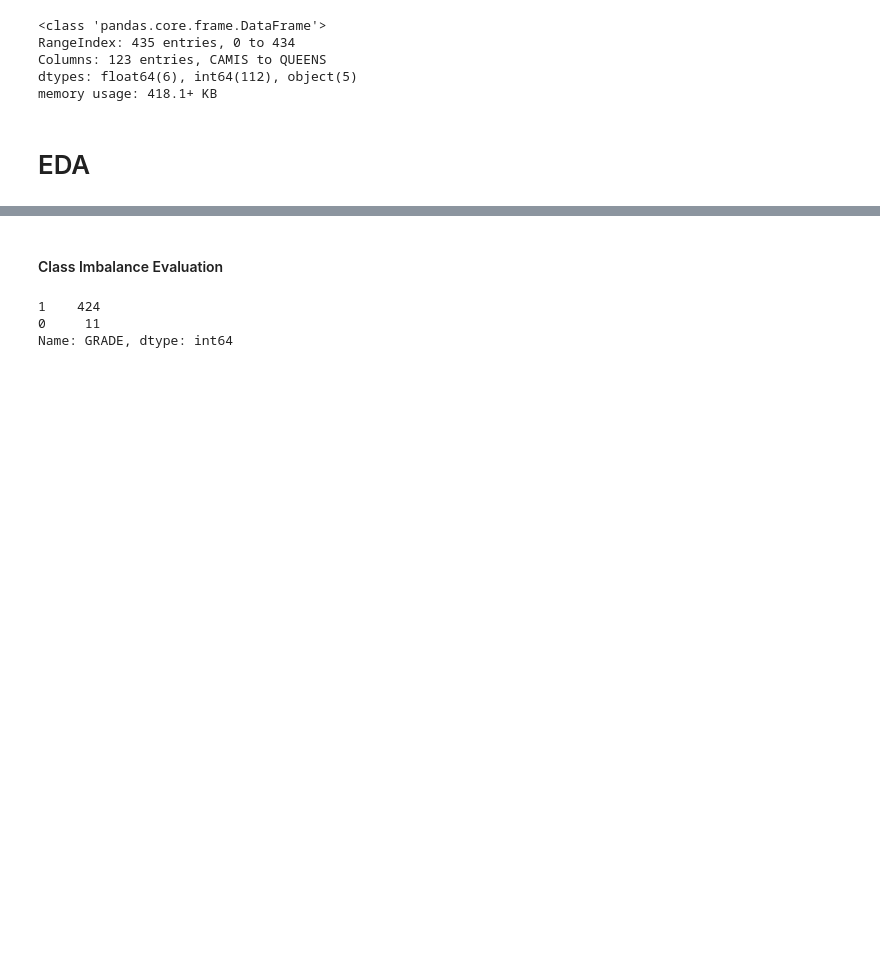
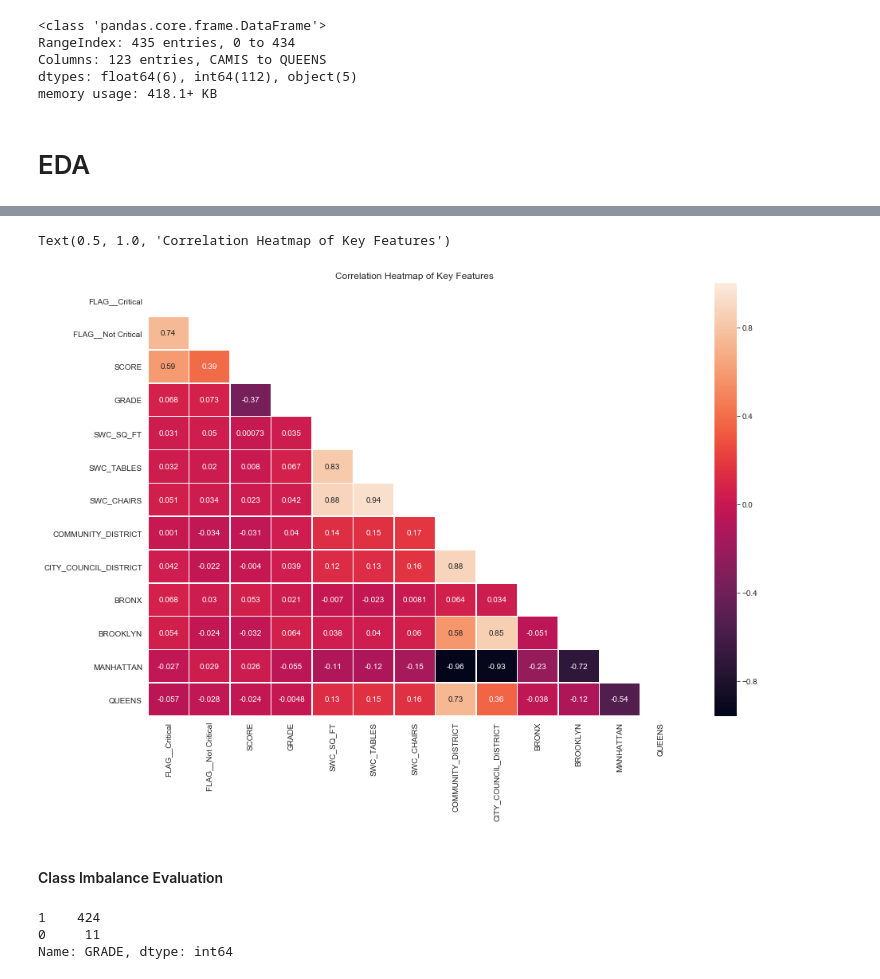
Before and after one commit to deep22kar/random-forest, a Jupyter notebook: EDA_Models2.ipynb, the cells around one changed output, grey strips where cells are left out. Saved outputs shown, nothing was run; the diff lists cells and outputs as text; code cells hidden in the pictures; blank space fills up the shorter version.

```diff
--- a/EDA_Models2.ipynb
+++ b/EDA_Models2.ipynb
@@ -42,3 +65,17 @@ memory usage: 418.1+ KB
+# %%
+#create subset of data for plotting correlation heatmap
+df_sub = df[['FLAG__Critical', 'FLAG__Not Critical', 'SCORE', 'GRADE', 'SWC_SQ_FT', 'SWC_TABLES', 'SWC_CHAIRS', 'COMMUNITY_DISTRICT', 'CITY_COUNCIL_DISTRICT', 'BRONX', 'BROOKLYN', 'MANHATTAN', 'QUEENS']].copy()
+# %%
+# correlation heatmap of some of the key features in dataframe
+plt.figure(figsize=(15,10))
+sns.set_style("whitegrid")
+mask = np.zeros_like(df_sub.corr(), dtype=np.bool)
+mask[np.triu_indices_from(mask)] = True
+corr_heat = sns.heatmap(df_sub.corr(), linewidth=0.5, mask=mask, annot=True)
+corr_heat.set_title('Correlation Heatmap of Key Features')
+# %% [output]
+Text(0.5, 1.0, 'Correlation Heatmap of Key Features')
+[figure, added]
 # %% [markdown]
 #### Class Imbalance Evaluation
 # %%
```
Also changed, not shown: parts of 20 cells of this notebook, 30 other files.
